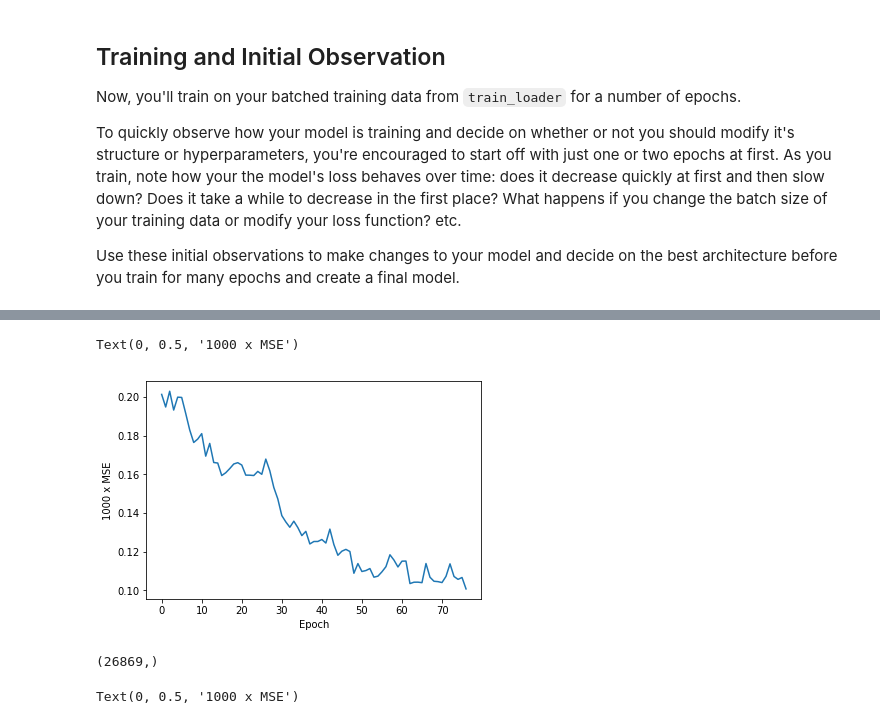
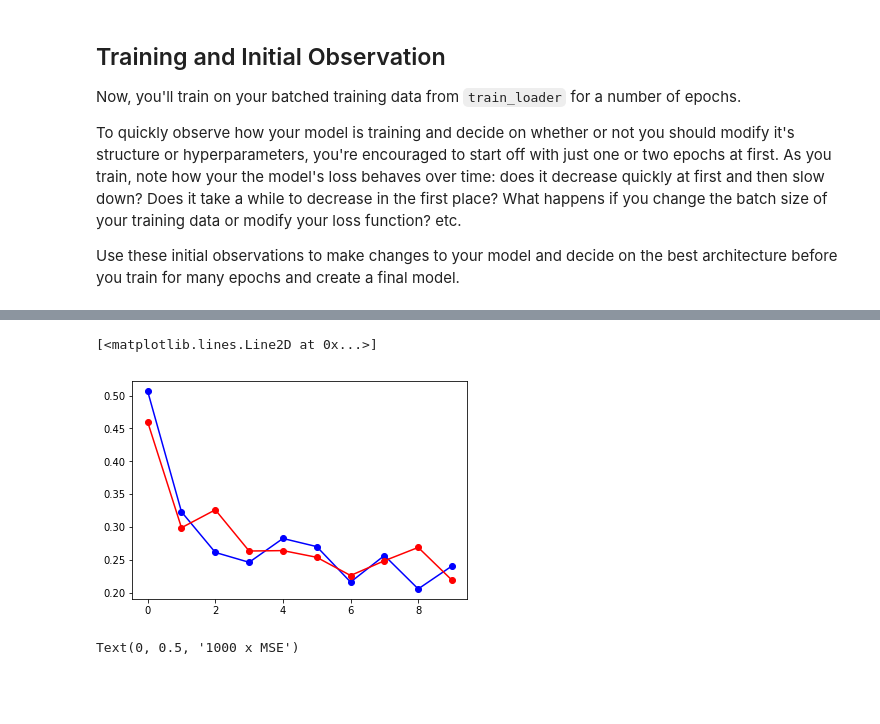
Before and after one commit to lkforward/facelook, a Jupyter notebook: 2_Define_the_Network_Architecture.ipynb, the cells around one changed output, grey strips where cells are left out. Drawn from its saved outputs; the diff is of its cells as text; code cells hidden in the pictures; blank space fills up the shorter version.

```diff
--- a/2_Define_the_Network_Architecture.ipynb
+++ b/2_Define_the_Network_Architecture.ipynb
@@ -599,6 +572,18 @@ Epoch: 12, Batch: 50, Avg. Loss: 0.0013411917611956597
 # plt.plot(loss_hist_by_epoch(loss_hist))
 # plt.xlabel('Epoch')
 # plt.ylabel('1000 x MSE')
+# %%
+file_name1 = '/content/gdrive/My Drive/prj1_keypoints/train_loss_4layers.npy'
+loss1 = np.load(file_name1)
+
+file_name2 = '/content/gdrive/My Drive/prj1_keypoints/train_loss_3layers.npy'
+loss2 = np.load(file_name2)
+
+plt.plot(np.mean(loss1.reshape(-1, 10), axis=1), 'b-o')
+plt.plot(np.mean(loss2.reshape(-1, 10), axis=1), 'r-o')
+# %% [output]
+[<matplotlib.lines.Line2D at 0x...>]
+[figure, added]
 # %%
 def loss_per_epoch(fname_batch_loss, n_total_samples, batch_size):
     loss_per_batch = np.load(fname_batch_loss)
@@ -617,19 +602,3 @@ def loss_per_epoch(fname_batch_loss, n_total_samples, batch_size):
         loss_per_epoch.append(lossp)
 
     return loss_per_epoch
-
-fname_batch_loss = '/content/gdrive/My Drive/prj1_keypoints/train_loss_batch10.npy'
-n_total_samples = 3462
-loss_hist = loss_per_epoch(fname_batch_loss, n_total_samples, batch_size=10)
-
-plt.plot(loss_hist)
-plt.xlabel('Epoch')
-plt.ylabel('1000 x MSE')
-# %% [output]
-Text(0, 0.5, '1000 x MSE')
-[figure, removed]
-# %%
-loss_per_batch = np.load(fname_batch_loss)
-loss_per_batch.shape
-# %% [output]
-(26869,)
```
Also changed, not shown: parts of 20 cells of this notebook.
